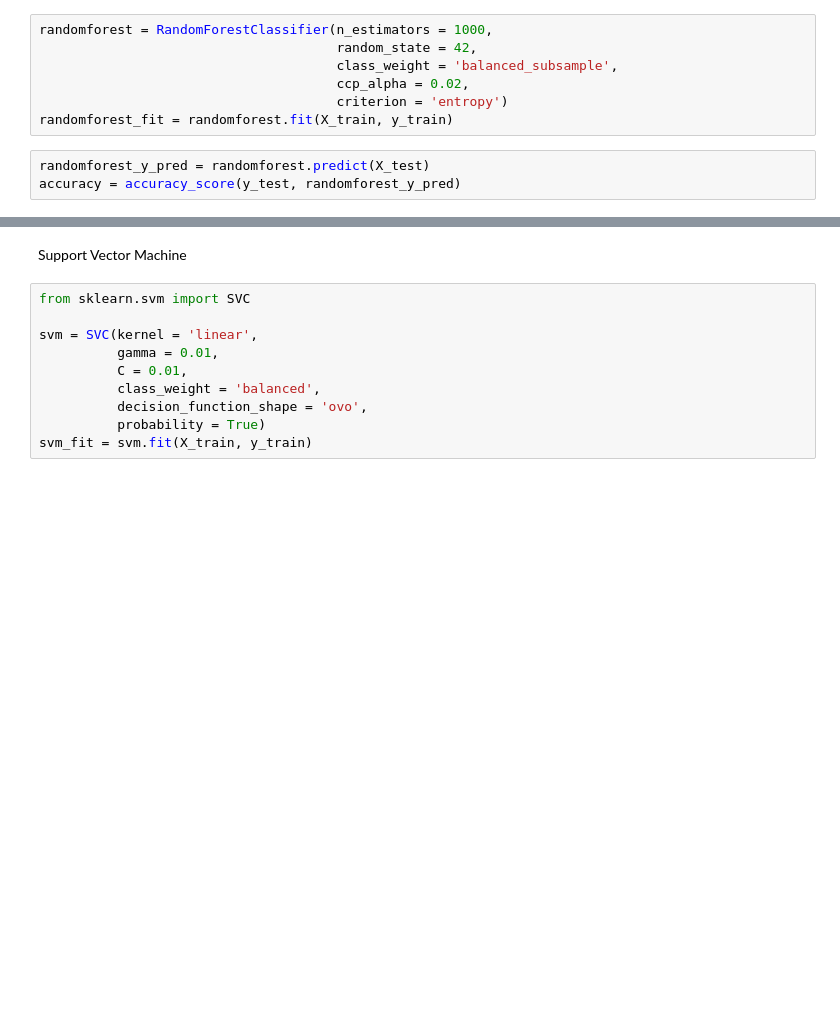
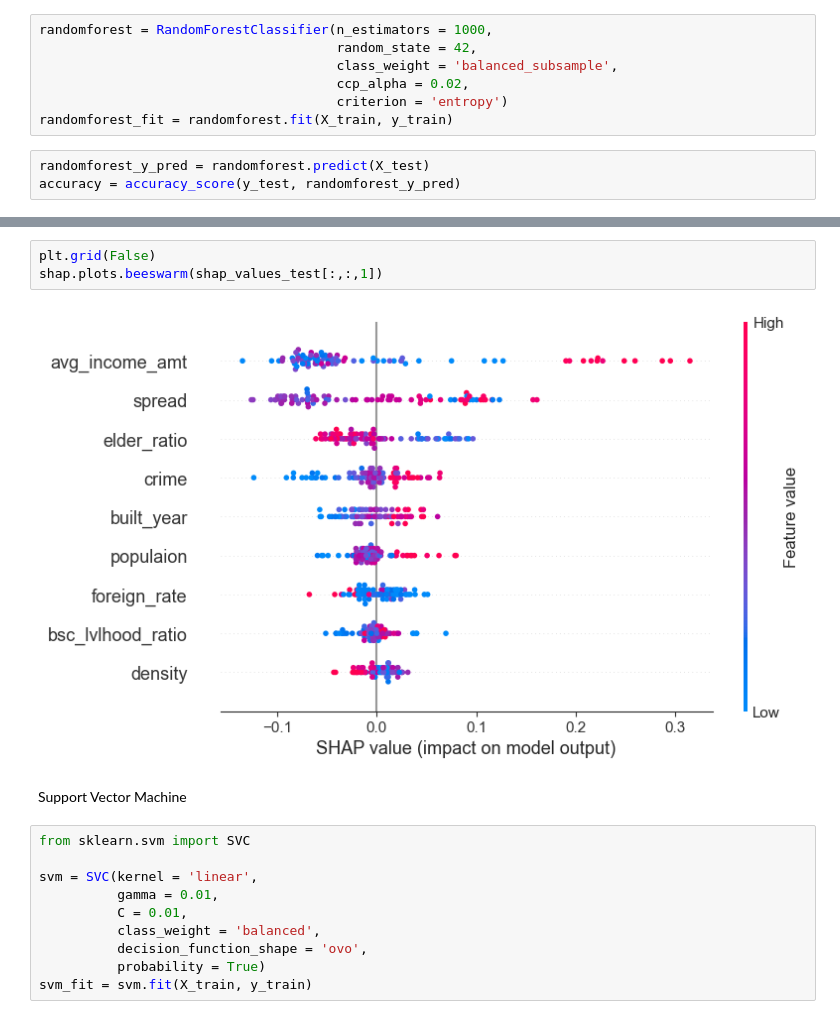
Before and after one commit to Tommylee1013/IndustrialMathematics, a Jupyter notebook: Projects/Modeling.ipynb, the cells around one changed output, grey strips where cells are left out. Saved outputs shown, nothing was run; the diff lists cells and outputs as text; blank space fills up the shorter version.

```diff
--- a/Projects/Modeling.ipynb
+++ b/Projects/Modeling.ipynb
@@ -230,3 +246,8 @@ plt.tight_layout()
+# %%
+plt.grid(False)
+shap.plots.beeswarm(shap_values_test[:,:,1])
+# %% [output]
+[figure, added]
 # %% [markdown]
 Support Vector Machine
 # %%
```
Also changed, not shown: parts of 55 cells of this notebook, 14 other files.
